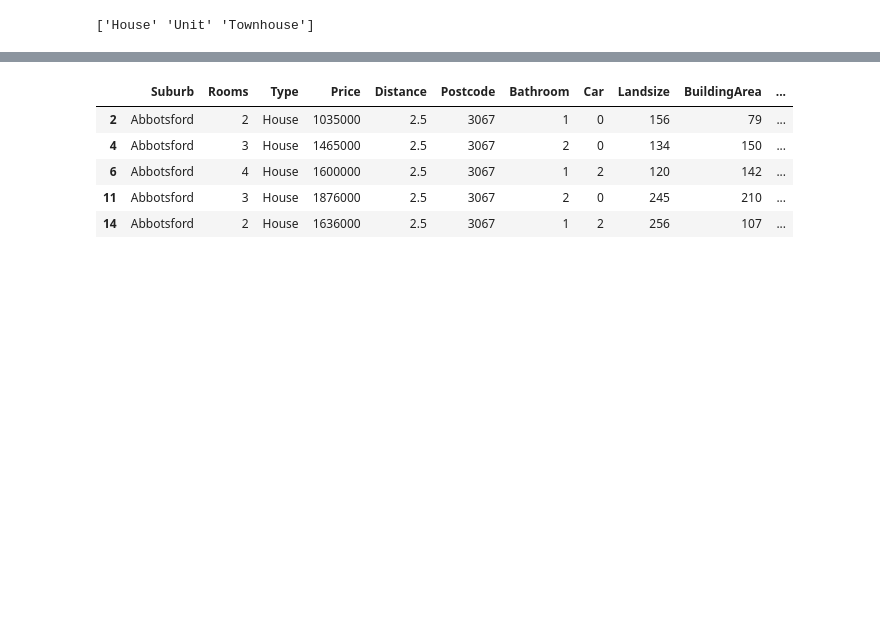
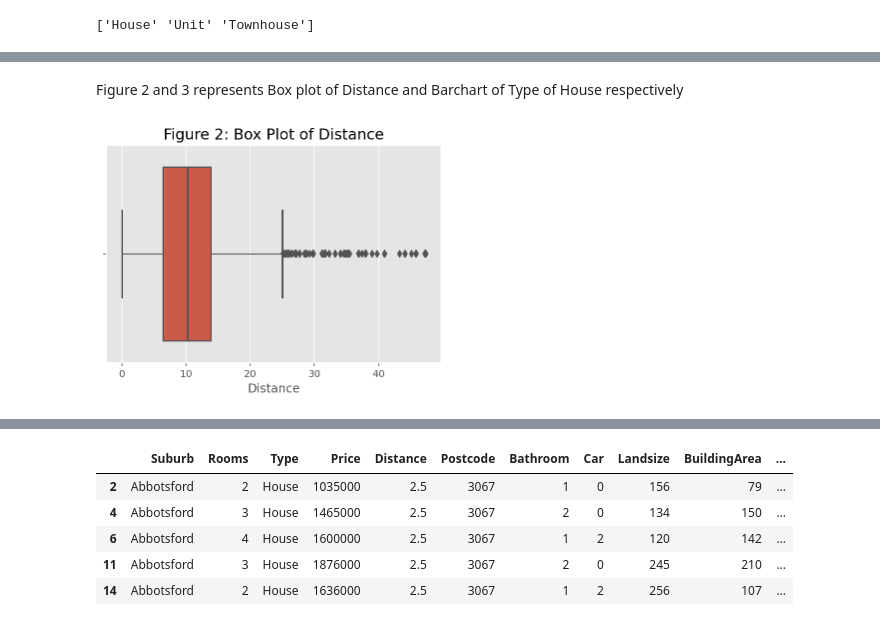
Before and after one commit to locky-stav-RMIT/Intro-to-Analytics, a Jupyter notebook: House_Prices_Prediction_Model.ipynb, the cells around one changed output, grey strips where cells are left out. Cells and saved outputs as stored; diff of their text form; code cells hidden in the pictures; blank space fills up the shorter version.

```diff
--- a/House_Prices_Prediction_Model.ipynb
+++ b/House_Prices_Prediction_Model.ipynb
@@ -378,0 +402,7 @@ Name: Price, Length: 8887, dtype: int64
+# %% [markdown]
+Figure 2 and 3 represents Box plot of Distance and Barchart of Type of House respectively
+# %%
+sns.boxplot(df['Distance']).set_title('Figure 2: Box Plot of Distance', fontsize = 15)
+plt.show();
+# %% [output]
+[figure, added]
```
Also changed, not shown: parts of 63 cells of this notebook.
